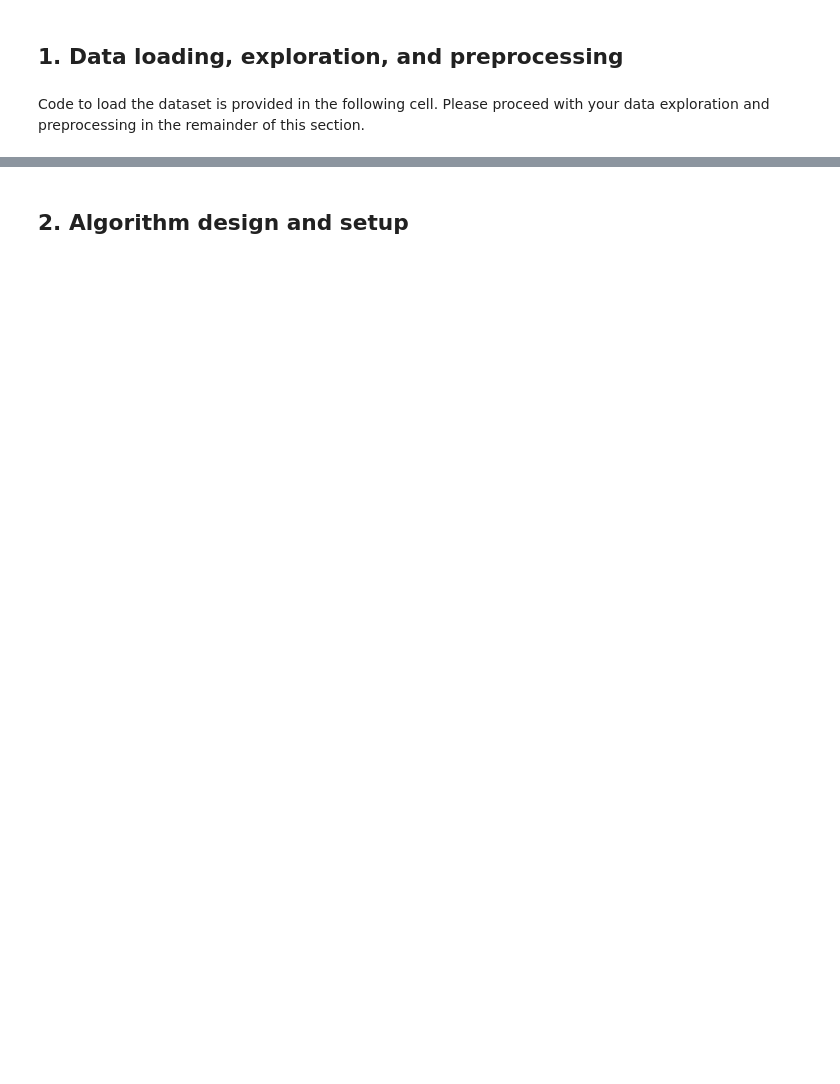
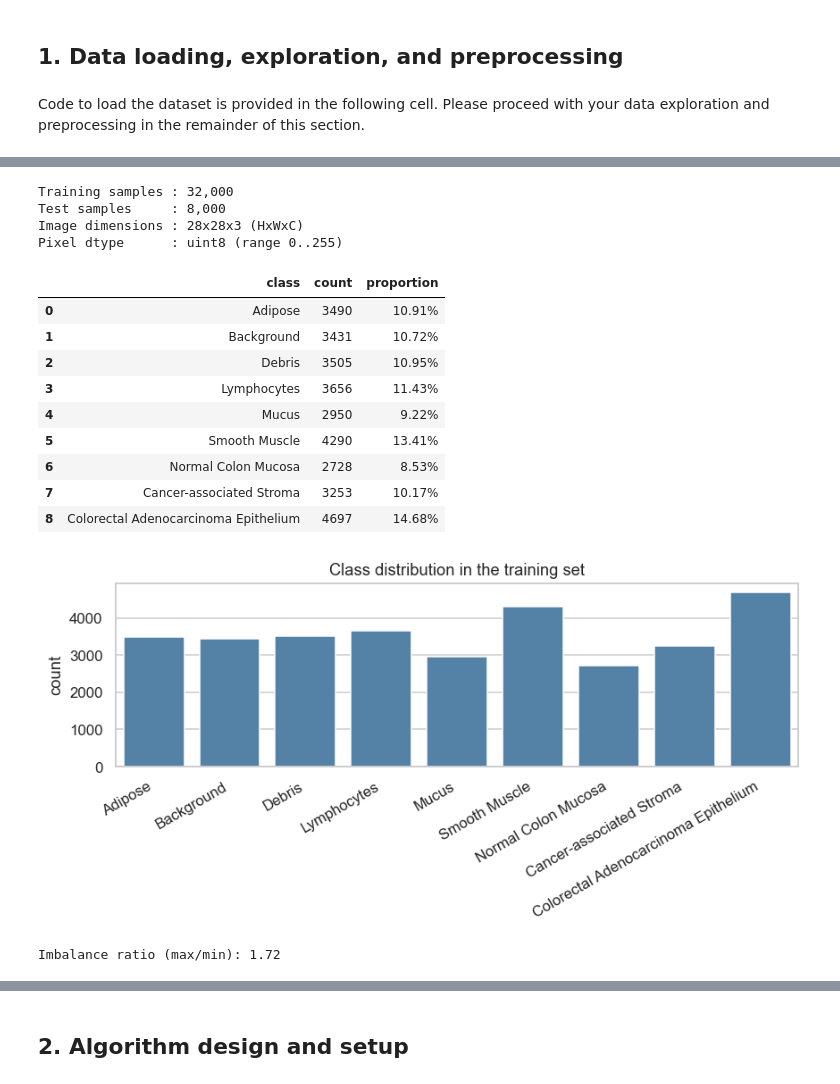
Before and after one commit to dylangeorg3/COMP4318_Assignment_2, a Jupyter notebook: a2-code-530839244-540958494-550120560-550053316.ipynb.ipynb, the cells around one changed output, grey strips where cells are left out. Cells and saved outputs as stored; diff of their text form; code cells hidden in the pictures; blank space fills up the shorter version.

```diff
--- a/a2-code-530839244-540958494-550120560-550053316.ipynb.ipynb
+++ b/a2-code-530839244-540958494-550120560-550053316.ipynb.ipynb
@@ -216,0 +86,17 @@ Please print/display some examples of your preprocessed data here.
+# %%
+# PathMNIST class index -> tissue name (per MedMNIST v2)
+class_names = {
+    0: "Adipose",
+    1: "Background",
+    2: "Debris",
+    3: "Lymphocytes",
+    4: "Mucus",
+    5: "Smooth Muscle",
+    6: "Normal Colon Mucosa",
+    7: "Cancer-associated Stroma",
+    8: "Colorectal Adenocarcinoma Epithelium",
+}
+NUM_CLASSES = len(class_names)
+print(f"Number of classes: {NUM_CLASSES}")
+for k, v in class_names.items():
+    print(f"  Class {k}: {v}")
@@ -216,0 +117,44 @@ Please print/display some examples of your preprocessed data here.
+# %%
+print(f"Training samples : {len(X_train):,}")
+print(f"Test samples     : {len(X_test):,}")
+print(f"Image dimensions : {X_train.shape[1]}x{X_train.shape[2]}x{X_train.shape[3]} (HxWxC)")
+print(f"Pixel dtype      : {X_train.dtype} (range {X_train.min()}..{X_train.max()})")
+
+unique, counts = np.unique(y_train, return_counts=True)
+class_balance = pd.DataFrame({
+    "class": [class_names[u] for u in unique],
+    "count": counts,
+    "proportion": counts / counts.sum(),
+})
+display(class_balance.style.format({"proportion": "{:.2%}"}))
+
+fig, ax = plt.subplots(figsize=(8, 4))
+sns.barplot(data=class_balance, x="class", y="count", ax=ax,
+            color="steelblue")
+ax.set_title("Class distribution in the training set")
+ax.set_xlabel("")
+ax.tick_params(axis="x", rotation=30)
+for label in ax.get_xticklabels():
+    label.set_horizontalalignment("right")
+plt.tight_layout()
+plt.show()
+
+imbalance_ratio = counts.max() / counts.min()
+print(f"Imbalance ratio (max/min): {imbalance_ratio:.2f}")
+# %% [output]
+Training samples : 32,000
+Test samples     : 8,000
+Image dimensions : 28x28x3 (HxWxC)
+Pixel dtype      : uint8 (range 0..255)
+|  | class | count | proportion |
+| 0 | Adipose | 3490 | 10.91% |
+| 1 | Background | 3431 | 10.72% |
+| 2 | Debris | 3505 | 10.95% |
+| 3 | Lymphocytes | 3656 | 11.43% |
+| 4 | Mucus | 2950 | 9.22% |
+| 5 | Smooth Muscle | 4290 | 13.41% |
+| 6 | Normal Colon Mucosa | 2728 | 8.53% |
+| 7 | Cancer-associated Stroma | 3253 | 10.17% |
+| 8 | Colorectal Adenocarcinoma Epithelium | 4697 | 14.68% |
+[figure, added]
+Imbalance ratio (max/min): 1.72
```
Also changed, not shown: parts of 21 cells of this notebook, 17 other files.
